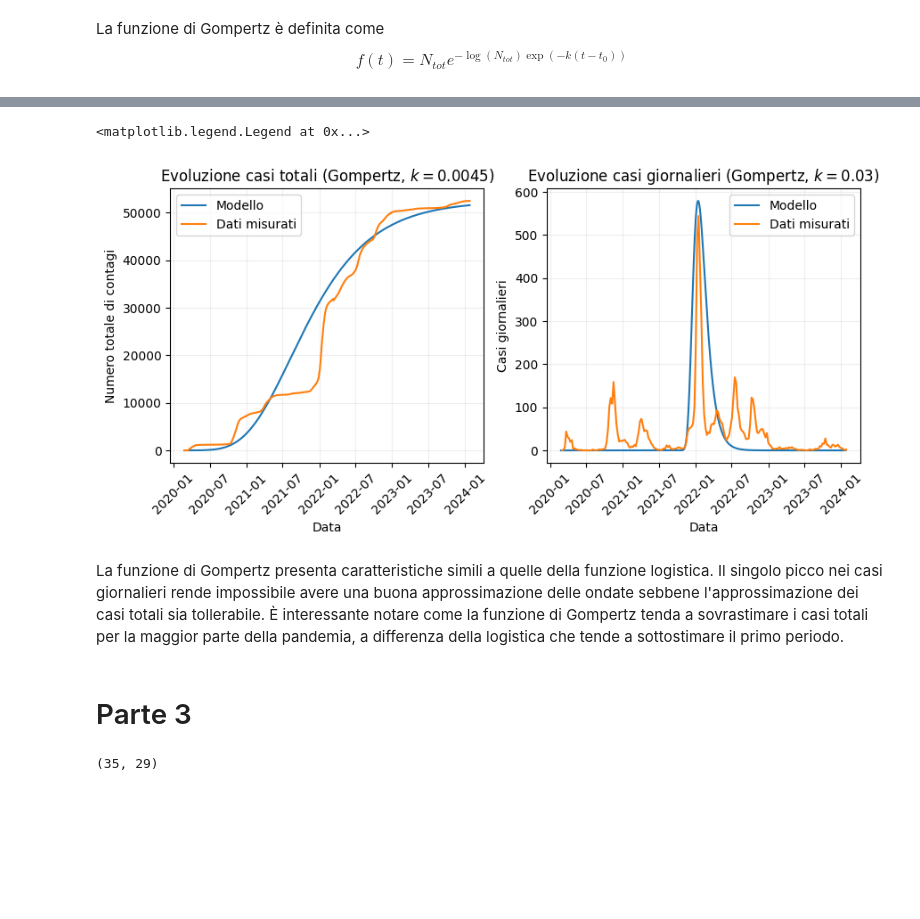
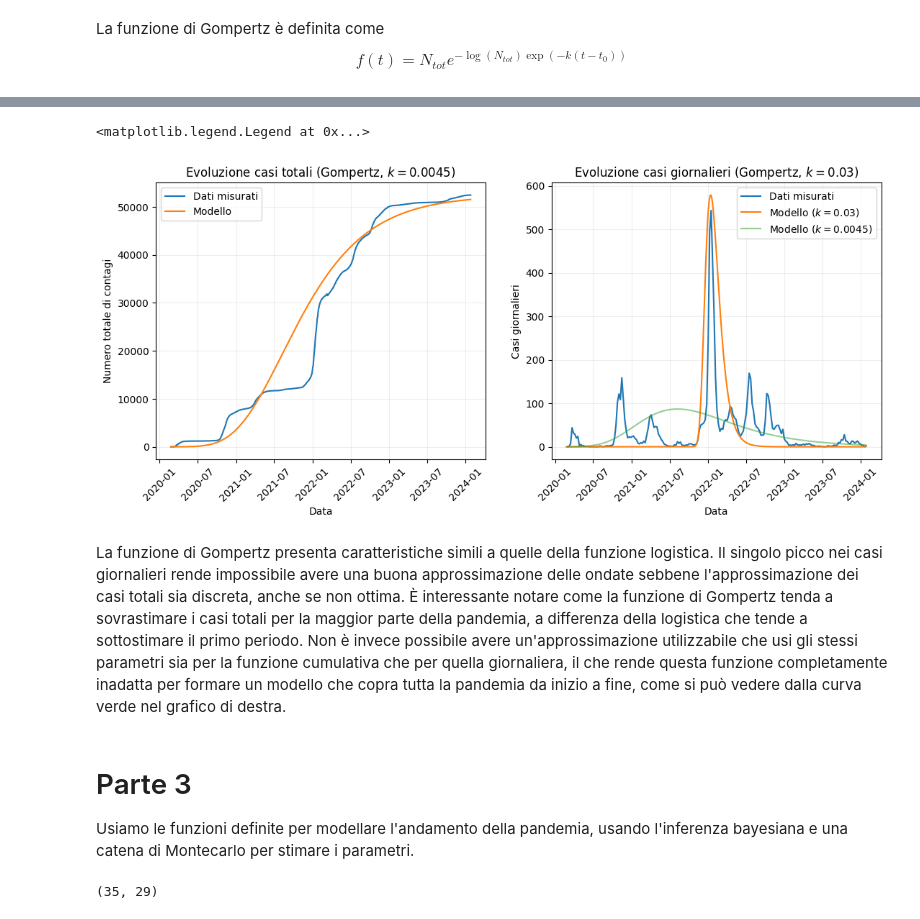
Before and after one commit to D4wnstar/analisi-covid-trmd, a Jupyter notebook: src/analisi.ipynb, the cells around one changed output, grey strips where cells are left out. Drawn from its saved outputs; the diff is of its cells as text; code cells hidden in the pictures; blank space fills up the shorter version.

```diff
--- a/src/analisi.ipynb
+++ b/src/analisi.ipynb
@@ -116,12 +115,12 @@ def gompertz(t: float, t_0: float, k: float, N_tot: float):
     """
     Calcola la funzione di Gompertz al tempo `t`
     Argomenti:
-    t (int | Timestamp | DatetimeIndex): il tempo a cui calcolare la funzione. Può anche essere un
+    t (float | Timestamp | DatetimeIndex): il tempo a cui calcolare la funzione. Può anche essere un
     Timestamp scalare o un DatetimeIndex di pandas. Nel caso di un DatetimeIndex, calcola la funzione per
     ogni valore dell'indice
-    t_0 (int | Timestamp): il tempo d'inizio dell'evento
+    t_0 (float | Timestamp): il tempo d'inizio dell'evento
     k (float): il tasso di propagazione
-    N_tot (int): il numero totale di casi a fine evento
+    N_tot (float): il numero totale di casi a fine evento
     """
     if isinstance(t, (Timestamp, DatetimeIndex)) and isinstance(t_0, Timestamp):
         diff = date_diff_to_int(t, t_0)
@@ -129,15 +128,18 @@ def gompertz(t: float, t_0: float, k: float, N_tot: float):
         diff = t - t_0
     return N_tot * np.exp(-np.log(N_tot) * np.exp(-k * diff))
 # %%
-def contagi_giornalieri(func: Callable, day: int | Timestamp | DatetimeIndex, **kwargs):
+# Definiamo la funzione per trovare i contagi giornalieri come una funzione generica che calcola la differenza
+# per qualunque funzione gli si è data come argomento. Ciò permette di riutilizzarla sia per la logistica che la
+# funzione di Gompertz
+def contagi_giornalieri(func: Callable, day: float | Timestamp | DatetimeIndex, **kwargs):
     """
     Conta i contagi giornalieri predetti dalla funzione `func` tra il giorno `day` e quello successivo
     Argomenti:
     func (Callable): La funzione da campionare
-    day (int | DatetimeIndex | Timestamp): Il giorno da considerare, come numero di giorni dall'inizio della pandemia
+    day (float | DatetimeIndex | Timestamp): Il giorno da considerare, come numero di giorni dall'inizio della pandemia
     kwargs: Gli argomenti aggiuntivi da passare alla funzione `func`
     """
-    next_day = day + pd.Timedelta(days=+1) if isinstance(day, (DatetimeIndex, Timestamp)) else day + 1
+    next_day = day + Timedelta(days=+1) if isinstance(day, (DatetimeIndex, Timestamp)) else day + 1
     return abs(func(next_day, **kwargs) - func(day, **kwargs))
 # %%
 x = np.linspace(-15, 15, 1000)
@@ -213,46 +230,59 @@ Come ci si può aspettare, una curva semplice come quella logistica fatica a dar
 # %%
 # Un primo tentativo completamente manuale al fittare la funzione di Gompertz ai dati misurati
-d0 = data_aosta_daily.index[0]
+d0 = data_aosta_daily.index[0] # t_0 della funzione di Gompertz è il giorno zero...
 d1 = data_aosta_daily.index
-midpoint = d1[len(d1) // 2]
+midpoint = d1[len(d1) // 2] # ...ma per la sua derivata è definito come per la logistica. Chiaramente
+max_contagions = data_aosta_daily["totale_casi"].max() # N_tot definito come la logistica
+
+fig, axes = plt.subplots(1, 2, figsize=(13, 5))
 max_contagions = data_aosta_daily["totale_casi"].max()
-
-fig, axes = plt.subplots(1, 2, figsize=(10, 4))
-max_contagions = data_aosta_daily["totale_casi"].max()
+axes[0].plot(data_aosta_daily["totale_casi"], label="Dati misurati")
 axes[0].plot(d1, gompertz(d1, d0, 0.0045, max_contagions), label="Modello")
-axes[0].plot(data_aosta_daily["totale_casi"], label="Dati misurati")
 axes[0].set_title("Evoluzione casi totali (Gompertz, $k=0.0045$)")
 axes[0].set_xlabel("Data")
 axes[0].tick_params("x", rotation=45)
 axes[0].set_ylabel("Numero totale di contagi")
 axes[0].grid(alpha=0.2)
 axes[0].legend()
 
-axes[1].plot(
+axes[1].plot(data_aosta_weekly["nuovi_positivi"].mean(), label="Dati misurati")
+axes[1].plot( # Grafico con parametri diversi
     d1,
     contagi_giornalieri(
         gompertz,
         d1,
-        t_0=midpoint + pd.Timedelta(days=-105),
+        t_0=midpoint + Timedelta(days=-105),
         k=0.03,
         N_tot=max_contagions,
     ),
-    label="Modello",
+    label="Modello ($k=0.03$)",
 )
-axes[1].plot(data_aosta_weekly["nuovi_positivi"].mean(), label="Dati misurati")
+axes[1].plot( # Grafico con parametri uguali
+    d1,
+    contagi_giornalieri(
+        gompertz,
+        d1,
+        t_0=d0,
+        k=0.0045,
+        N_tot=max_contagions,
+    ),
+    label="Modello ($k=0.0045$)",
+    alpha=0.5
+)
 axes[1].set_title("Evoluzione casi giornalieri (Gompertz, $k=0.03$)")
 axes[1].set_xlabel("Data")
 axes[1].tick_params("x", rotation=45)
 axes[1].set_ylabel("Casi giornalieri")
 axes[1].grid(alpha=0.2)
 axes[1].legend()
 # %% [output]
 <matplotlib.legend.Legend at 0x...>
-[figure, old version]
+[figure, new version]
 # %% [markdown]
-La funzione di Gompertz presenta caratteristiche simili a quelle della funzione logistica. Il singolo picco nei casi giornalieri rende impossibile avere una buona approssimazione delle ondate sebbene l'approssimazione dei casi totali sia tollerabile. È interessante notare come la funzione di Gompertz tenda a sovrastimare i casi totali per la maggior parte della pandemia, a differenza della logistica che tende a sottostimare il primo periodo.
+La funzione di Gompertz presenta caratteristiche simili a quelle della funzione logistica. Il singolo picco nei casi giornalieri rende impossibile avere una buona approssimazione delle ondate sebbene l'approssimazione dei casi totali sia discreta, anche se non ottima. È interessante notare come la funzione di Gompertz tenda a sovrastimare i casi totali per la maggior parte della pandemia, a differenza della logistica che tende a sottostimare il primo periodo. Non è invece possibile avere un'approssimazione utilizzabile che usi gli stessi parametri sia per la funzione cumulativa che per quella giornaliera, il che rende questa funzione completamente inadatta per formare un modello che copra tutta la pandemia da inizio a fine, come si può vedere dalla curva verde nel grafico di destra.
-# %% [markdown]
-# Parte 3
+# %% [markdown]
+# Parte 3
+Usiamo le funzioni definite per modellare l'andamento della pandemia, usando l'inferenza bayesiana e una catena di Montecarlo per stimare i parametri.
 # %%
 from scipy.stats import poisson
 from scipy.optimize import minimize
```
Also changed, not shown: parts of 42 cells of this notebook.
